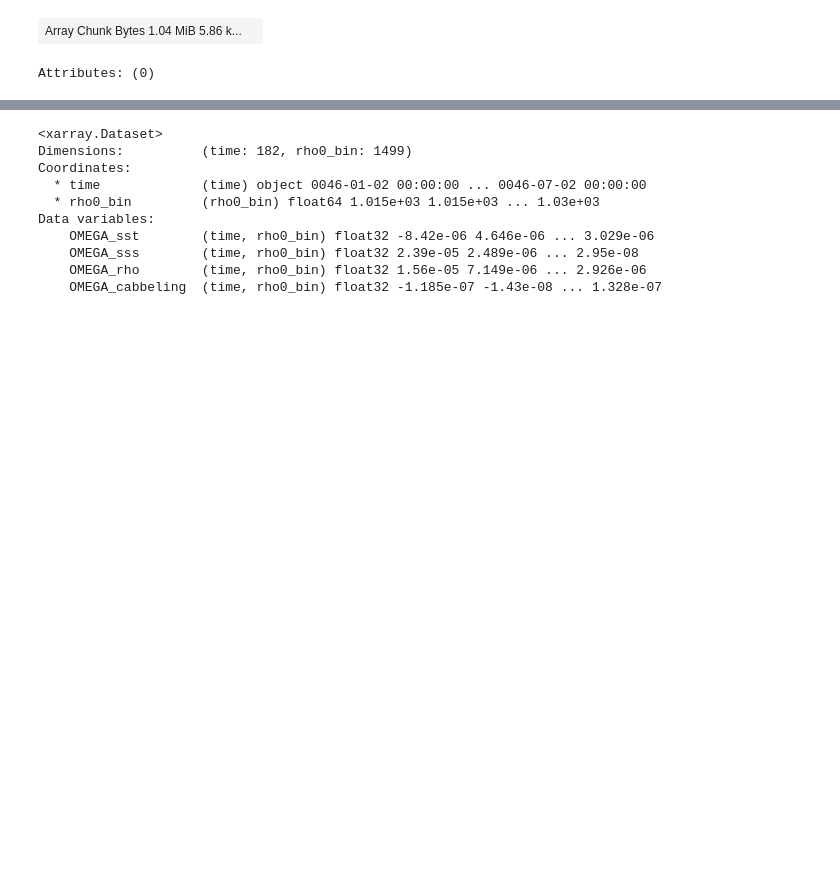
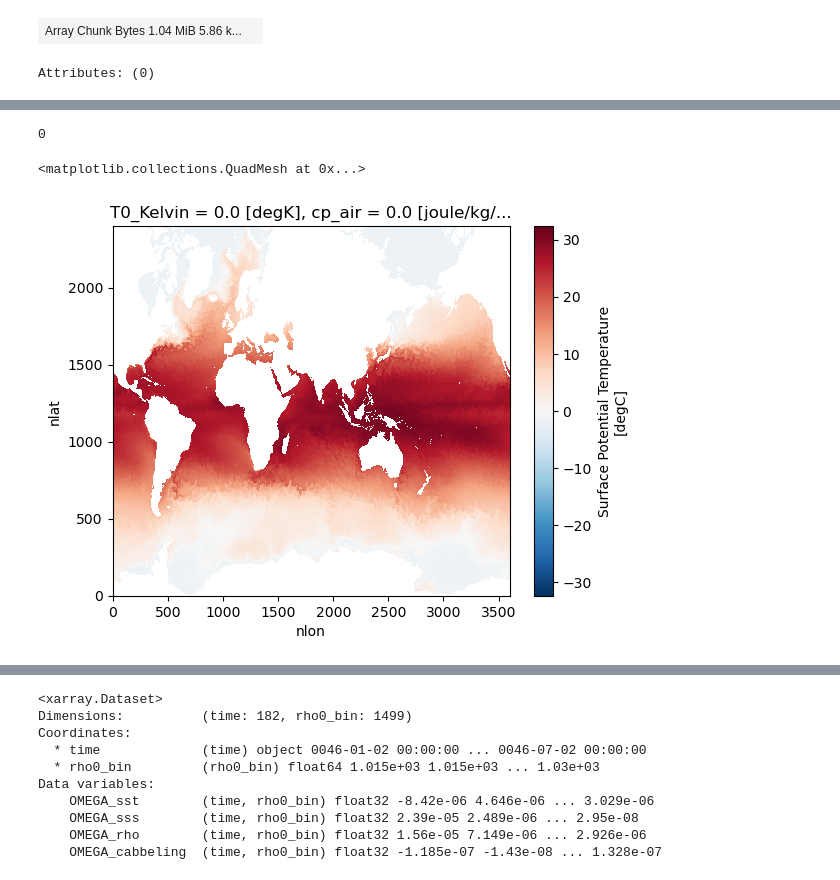
Before and after one commit to shanicetbailey/SST-gradients, a Jupyter notebook: CESM/2_histogram_tendencies.ipynb, the cells around one changed output, grey strips where cells are left out. Saved outputs shown, nothing was run; the diff lists cells and outputs as text; code cells hidden in the pictures; blank space fills up the shorter version.

```diff
--- a/CESM/2_histogram_tendencies.ipynb
+++ b/CESM/2_histogram_tendencies.ipynb
@@ -215,0 +245,9 @@ Attributes: (0)
+# %%
+int(2 == 1)
+# %% [output]
+0
+# %%
+temp.where(mask)[0].plot()
+# %% [output]
+<matplotlib.collections.QuadMesh at 0x...>
+[figure, added]
```
Also changed, not shown: parts of 15 cells of this notebook.
